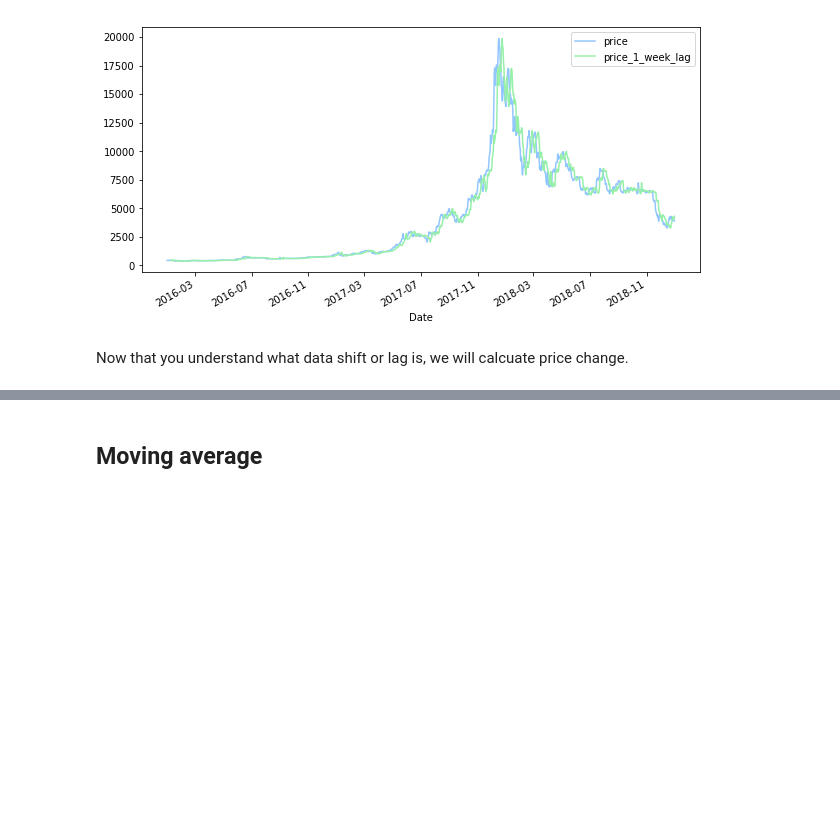
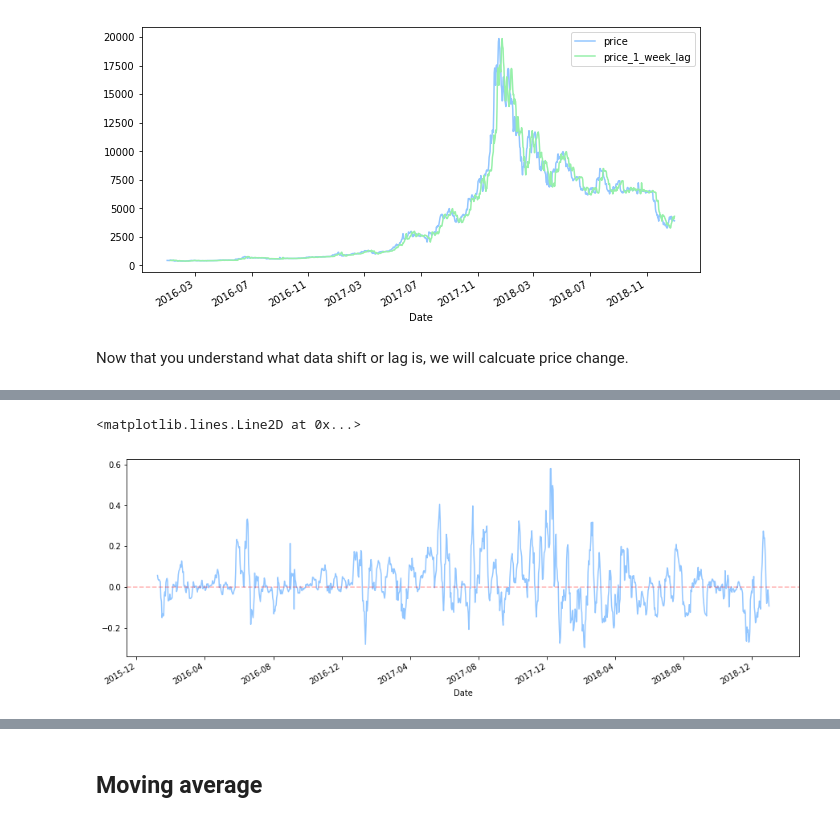
Before and after one commit to magicmathmandarin/IMO, a Jupyter notebook: Bitcoin Trade Time Series.ipynb, the cells around one changed output, grey strips where cells are left out. Cells and saved outputs as stored; diff of their text form; code cells hidden in the pictures; blank space fills up the shorter version.

```diff
--- a/Bitcoin Trade Time Series.ipynb
+++ b/Bitcoin Trade Time Series.ipynb
@@ -191,0 +199,6 @@ price_change.plot(figsize = (15,5))
+# %%
+ax =price_change.plot(figsize = (15,5))
+ax.axhline(y=0,color='r', linestyle='--', alpha=0.3)
+# %% [output]
+<matplotlib.lines.Line2D at 0x...>
+[figure, added]
```
Also changed, not shown: parts of 5 cells of this notebook.
